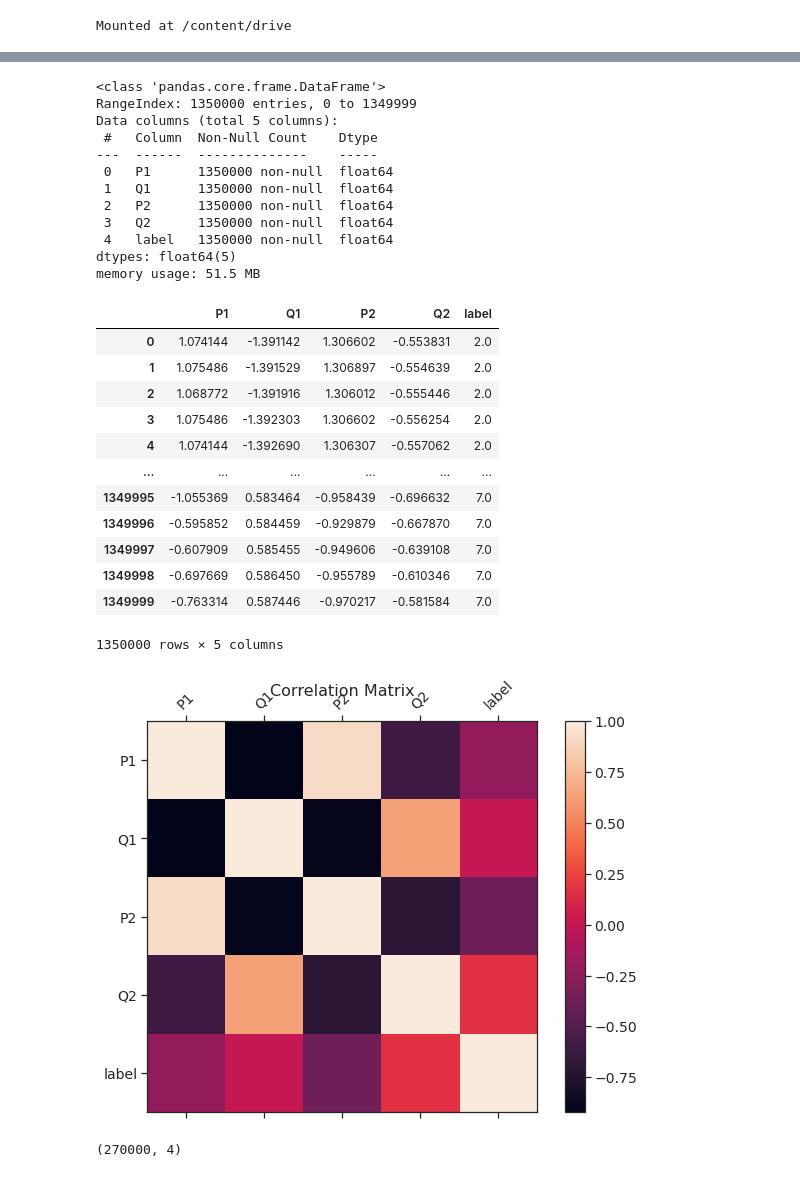
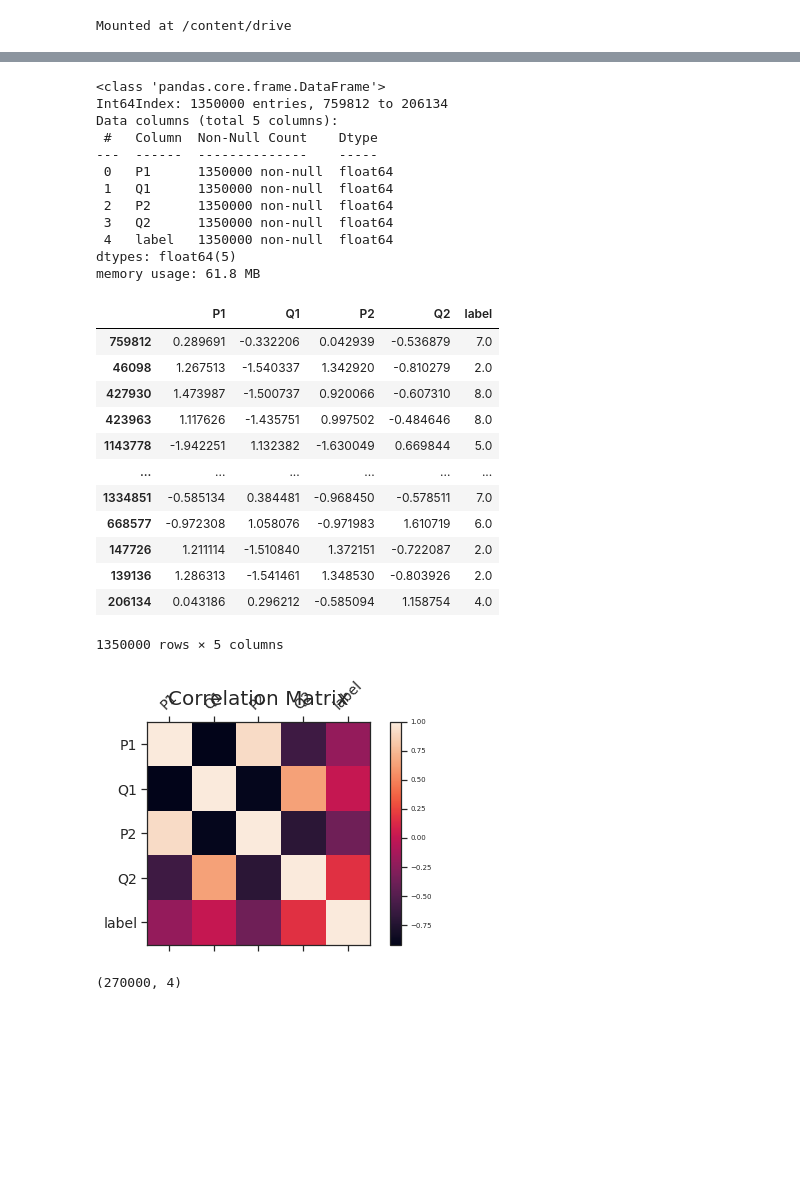
Before and after one commit to hibatallahk/DistFL, a Jupyter notebook: FedAvg_Honest.ipynb, the cells around one changed output, grey strips where cells are left out. Drawn from its saved outputs; the diff is of its cells as text; code cells hidden in the pictures; blank space fills up the shorter version.

```diff
--- a/FedAvg_Honest.ipynb
+++ b/FedAvg_Honest.ipynb
@@ -128,7 +128,7 @@ df.loc[df['leak'] == 0.65, 'label'] = 8
 
 df = df.drop(['leak'], axis = 1)
 # %%
-#df = df.sample(frac=1)
+df = df.sample(frac=1)
 #df
 # %%
 df.head()
@@ -149,7 +149,7 @@ df['Q2'] = zscore(df['Q2'])
 df.info()
 # %% [output]
 <class 'pandas.core.frame.DataFrame'>
-RangeIndex: 1350000 entries, 0 to 1349999
+Int64Index: 1350000 entries, 759812 to 206134
 Data columns (total 5 columns):
  #   Column  Non-Null Count    Dtype
 ---  ------  --------------    -----
@@ -159,33 +159,33 @@ Data columns (total 5 columns):
  3   Q2      1350000 non-null  float64
  4   label   1350000 non-null  float64
 dtypes: float64(5)
-memory usage: 51.5 MB
+memory usage: 61.8 MB
 # %%
 df
 # %% [output]
 |  | P1 | Q1 | P2 | Q2 | label |
-| 0 | 1.074144 | -1.391142 | 1.306602 | -0.553831 | 2.0 |
-| 1 | 1.075486 | -1.391529 | 1.306897 | -0.554639 | 2.0 |
-| 2 | 1.068772 | -1.391916 | 1.306012 | -0.555446 | 2.0 |
-| 3 | 1.075486 | -1.392303 | 1.306602 | -0.556254 | 2.0 |
-| 4 | 1.074144 | -1.392690 | 1.306307 | -0.557062 | 2.0 |
+| 759812 | 0.289691 | -0.332206 | 0.042939 | -0.536879 | 7.0 |
+| 46098 | 1.267513 | -1.540337 | 1.342920 | -0.810279 | 2.0 |
+| 427930 | 1.473987 | -1.500737 | 0.920066 | -0.607310 | 8.0 |
+| 423963 | 1.117626 | -1.435751 | 0.997502 | -0.484646 | 8.0 |
+| 1143778 | -1.942251 | 1.132382 | -1.630049 | 0.669844 | 5.0 |
 | ... | ... | ... | ... | ... | ... |
-| 1349995 | -1.055369 | 0.583464 | -0.958439 | -0.696632 | 7.0 |
-| 1349996 | -0.595852 | 0.584459 | -0.929879 | -0.667870 | 7.0 |
-| 1349997 | -0.607909 | 0.585455 | -0.949606 | -0.639108 | 7.0 |
-| 1349998 | -0.697669 | 0.586450 | -0.955789 | -0.610346 | 7.0 |
-| 1349999 | -0.763314 | 0.587446 | -0.970217 | -0.581584 | 7.0 |
+| 1334851 | -0.585134 | 0.384481 | -0.968450 | -0.578511 | 7.0 |
+| 668577 | -0.972308 | 1.058076 | -0.971983 | 1.610719 | 6.0 |
+| 147726 | 1.211114 | -1.510840 | 1.372151 | -0.722087 | 2.0 |
+| 139136 | 1.286313 | -1.541461 | 1.348530 | -0.803926 | 2.0 |
+| 206134 | 0.043186 | 0.296212 | -0.585094 | 1.158754 | 4.0 |
 1350000 rows × 5 columns
 # %%
-f = plt.figure(figsize=(10, 7))
+f = plt.figure(figsize=(7, 4))
 plt.matshow(df.corr(), fignum=f.number)
 plt.xticks(range(df.select_dtypes(['number']).shape[1]), df.select_dtypes(['number']).columns, fontsize=14, rotation=45)
 plt.yticks(range(df.select_dtypes(['number']).shape[1]), df.select_dtypes(['number']).columns, fontsize=14)
 cb = plt.colorbar()
-cb.ax.tick_params(labelsize=14)
-plt.title('Correlation Matrix', fontsize=16);
+cb.ax.tick_params(labelsize=7)
+plt.title('Correlation Matrix', fontsize=20);
 # %% [output]
-[figure, old version]
+[figure, new version]
 # %%
 # Convert to numpy - Classification
 x_columns = df.columns.drop('label')
```
Also changed, not shown: parts of 30 cells of this notebook.
